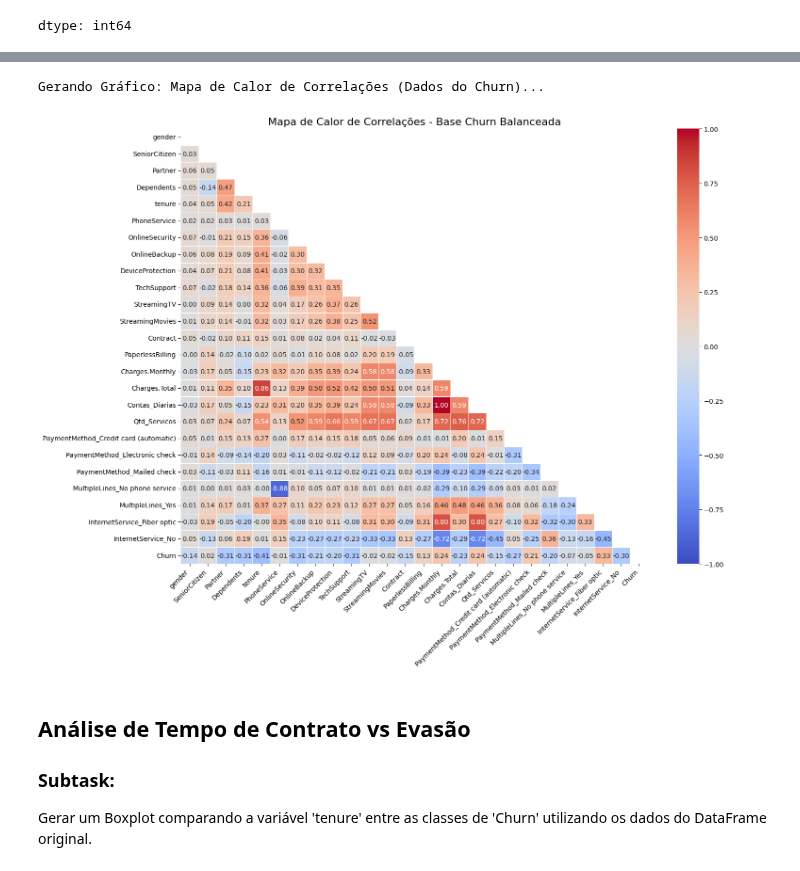
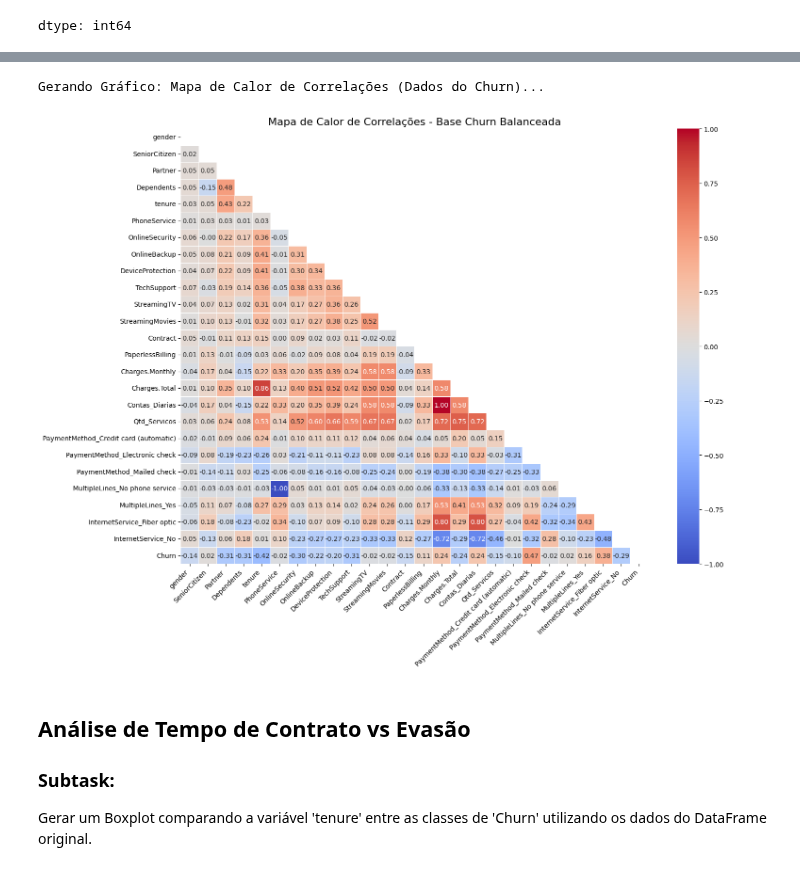
Before and after one commit to givasSI/TelecomX_parte2, a Jupyter notebook: TelecomX_part2.ipynb, the cells around one changed output, grey strips where cells are left out. Cells and saved outputs as stored; diff of their text form; code cells hidden in the pictures.

```diff
--- a/TelecomX_part2.ipynb
+++ b/TelecomX_part2.ipynb
@@ -109,36 +106,36 @@ display(df.describe().loc[['min', 'max']])
 import seaborn as sns
 import matplotlib.pyplot as plt
 import numpy as np
 
 print("Gerando Gráfico: Mapa de Calor de Correlações (Dados do Churn)...")
 
-# Usando o DataFrame balanceado que criamos anteriormente
-df_corr = pd.concat([X_res, y_res], axis=1)
+# Usando o DataFrame balanceado de treino
+df_corr = pd.concat([X_train_res, y_train_res], axis=1)
 
 # Calcular a matriz de correlação
 correlation_matrix = df_corr.corr()
 
 # Configurar o gráfico
 plt.figure(figsize=(16, 12))
 mask = np.triu(np.ones_like(correlation_matrix, dtype=bool))
 
 sns.heatmap(
     correlation_matrix,
     mask=mask,
     annot=True,
     cmap='coolwarm',
     fmt='.2f',
     linewidths=.5,
     vmin=-1, vmax=1
 )
 
 plt.title('Mapa de Calor de Correlações - Base Churn Balanceada', fontsize=16)
 plt.xticks(rotation=45, ha='right')
 plt.yticks(rotation=0)
 plt.show()
 # %% [output]
 Gerando Gráfico: Mapa de Calor de Correlações (Dados do Churn)...
-[figure, old version]
+[figure, new version]
 # %% [markdown]
 ## Análise de Tempo de Contrato vs Evasão
 
```
Also changed, not shown: parts of 14 cells of this notebook.
